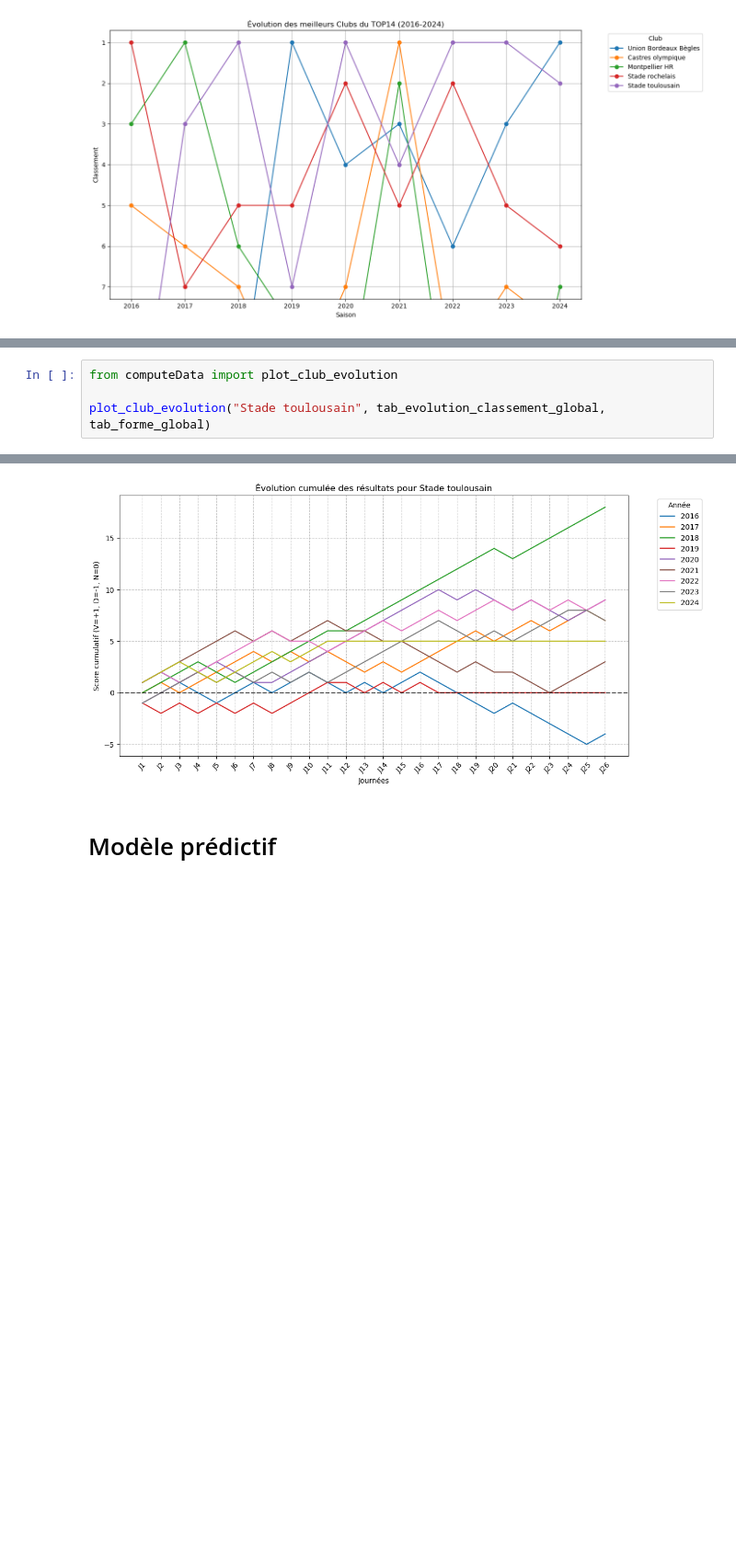
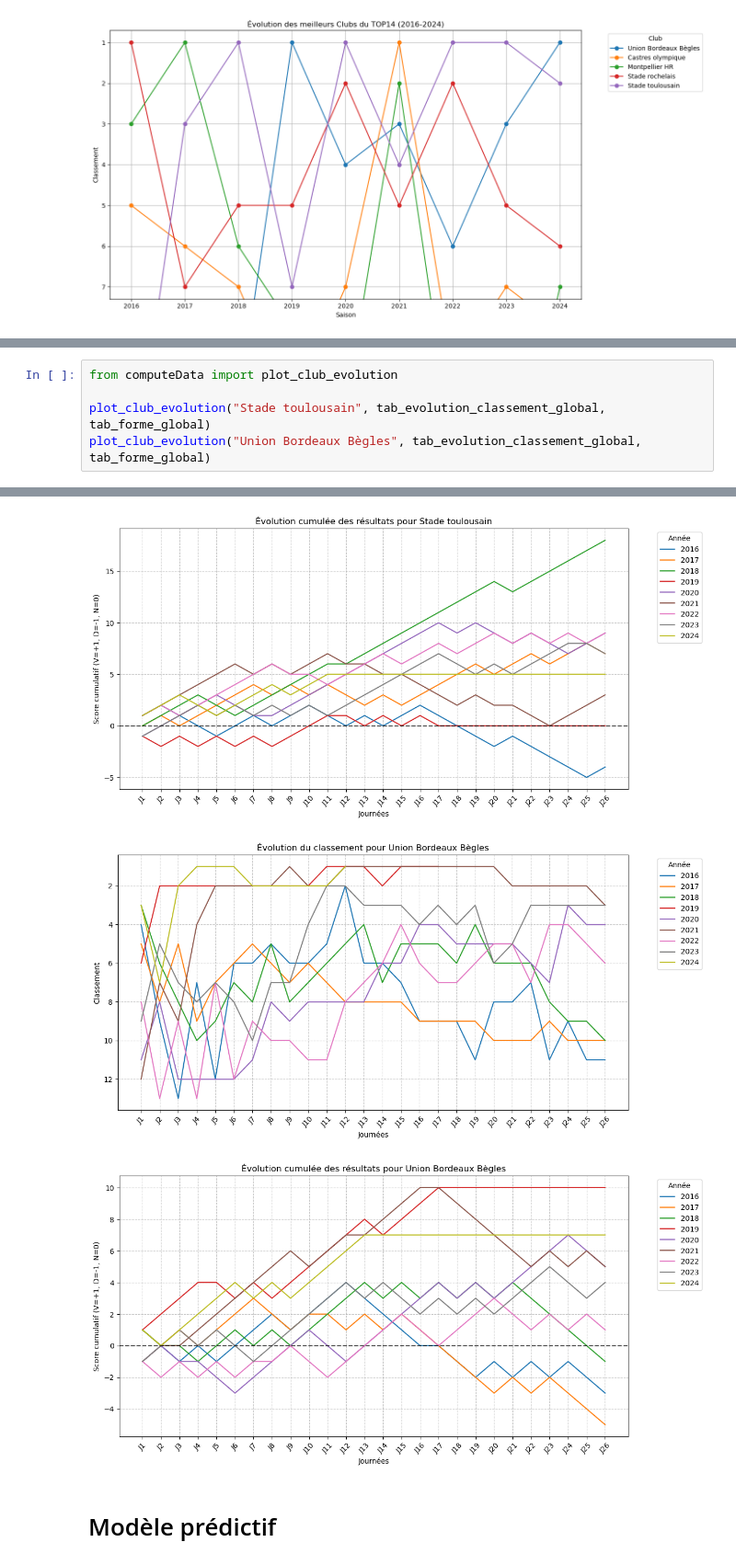
Before and after one commit to mathieuroig9/projet2AENSAE-PredictionRugby, a Jupyter notebook: main.ipynb, the cells around one changed output, grey strips where cells are left out. Shown at 92% size. Cells and saved outputs as stored; diff of their text form; blank space fills up the shorter version.

Commit message:
visual

```diff
--- a/main.ipynb
+++ b/main.ipynb
@@ -334,10 +334,13 @@ Analysons en détail les performances de ces clubs.
 # %%
 from computeData import plot_club_evolution
 
 plot_club_evolution("Stade toulousain", tab_evolution_classement_global, tab_forme_global)
+plot_club_evolution("Union Bordeaux Bègles", tab_evolution_classement_global, tab_forme_global)
 # %% [output]
 [figure]
 [figure]
+[figure, added]
+[figure, added]
 # %% [markdown]
 <a id="predict"></a>
 # Modèle prédictif
```
Also changed, not shown: parts of 1 cell of this notebook.
